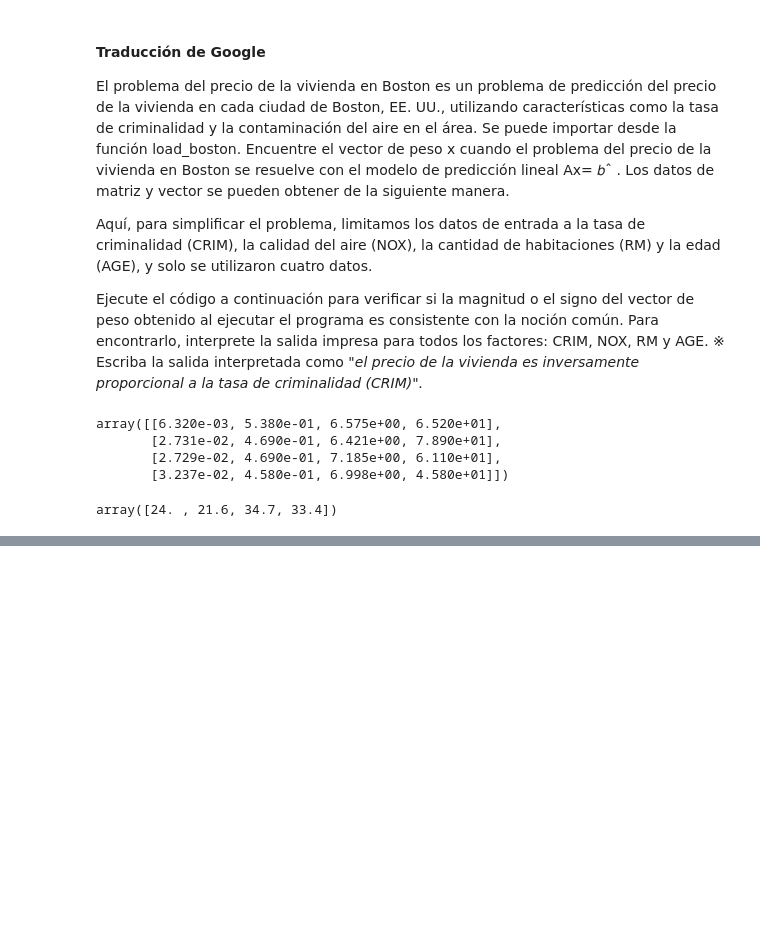
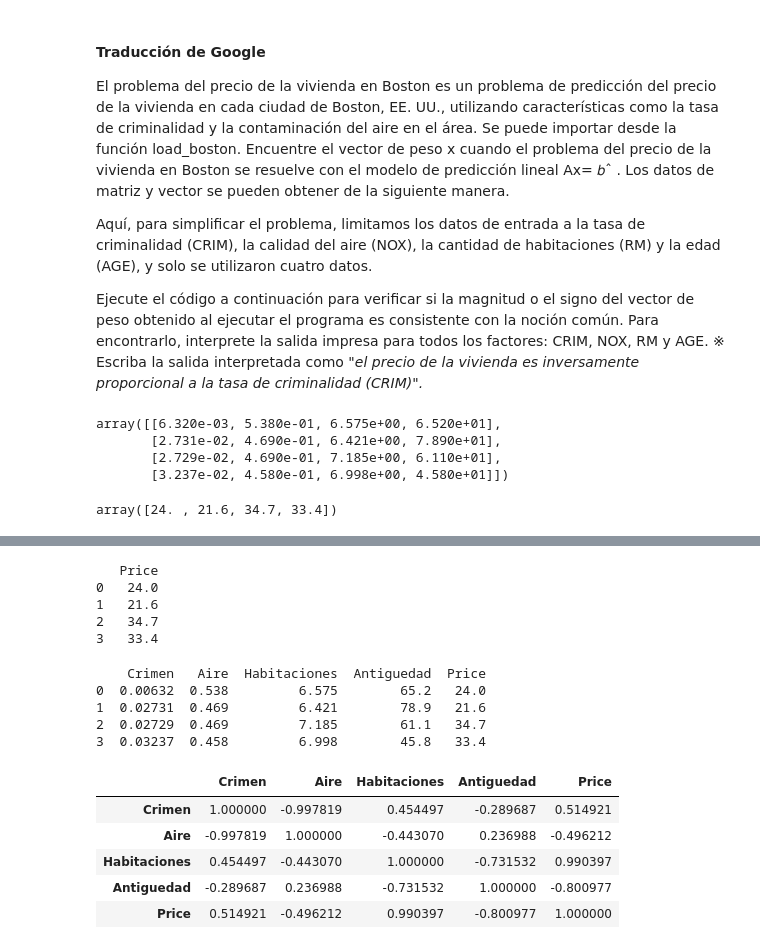
Before and after one commit to davidlealo/sic_ai_2024, a Jupyter notebook: 008_epilogo/Clase37_SIC_AI_2024.ipynb, the cells around one changed output, grey strips where cells are left out. Drawn from its saved outputs; the diff is of its cells as text; code cells hidden in the pictures; blank space fills up the shorter version.

```diff
--- a/008_epilogo/Clase37_SIC_AI_2024.ipynb
+++ b/008_epilogo/Clase37_SIC_AI_2024.ipynb
@@ -247,0 +250,3 @@ array([24. , 21.6, 34.7, 33.4])
+# %%
+df = pd.DataFrame(data = A, columns = columns)
+print(df)
@@ -247,0 +267,30 @@ array([24. , 21.6, 34.7, 33.4])
+# %%
+column_price = ['Price']
+# %%
+price = pd.DataFrame(data = b, columns = column_price)
+print(price)
+# %% [output]
+   Price
+0   24.0
+1   21.6
+2   34.7
+3   33.4
+# %%
+new_df = pd.concat([df, price], axis=1)
+
+print(new_df)
+# %% [output]
+    Crimen   Aire  Habitaciones  Antiguedad  Price
+0  0.00632  0.538         6.575        65.2   24.0
+1  0.02731  0.469         6.421        78.9   21.6
+2  0.02729  0.469         7.185        61.1   34.7
+3  0.03237  0.458         6.998        45.8   33.4
+# %%
+new_df.corr()
+# %% [output]
+|  | Crimen | Aire | Habitaciones | Antiguedad | Price |
+| Crimen | 1.000000 | -0.997819 | 0.454497 | -0.289687 | 0.514921 |
+| Aire | -0.997819 | 1.000000 | -0.443070 | 0.236988 | -0.496212 |
+| Habitaciones | 0.454497 | -0.443070 | 1.000000 | -0.731532 | 0.990397 |
+| Antiguedad | -0.289687 | 0.236988 | -0.731532 | 1.000000 | -0.800977 |
+| Price | 0.514921 | -0.496212 | 0.990397 | -0.800977 | 1.000000 |
```
Also changed, not shown: parts of 8 cells of this notebook.
